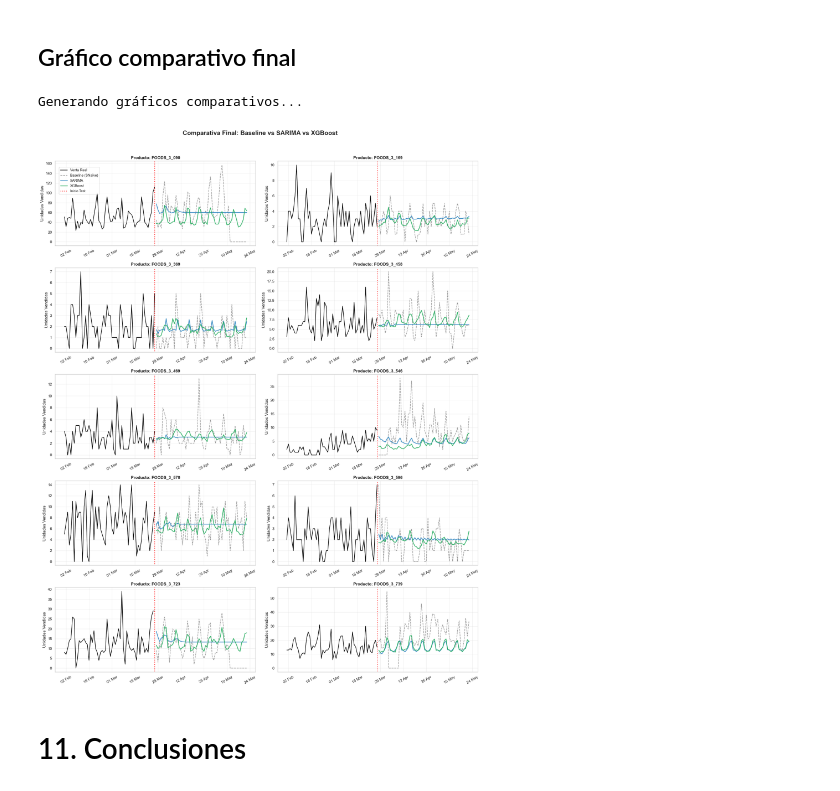
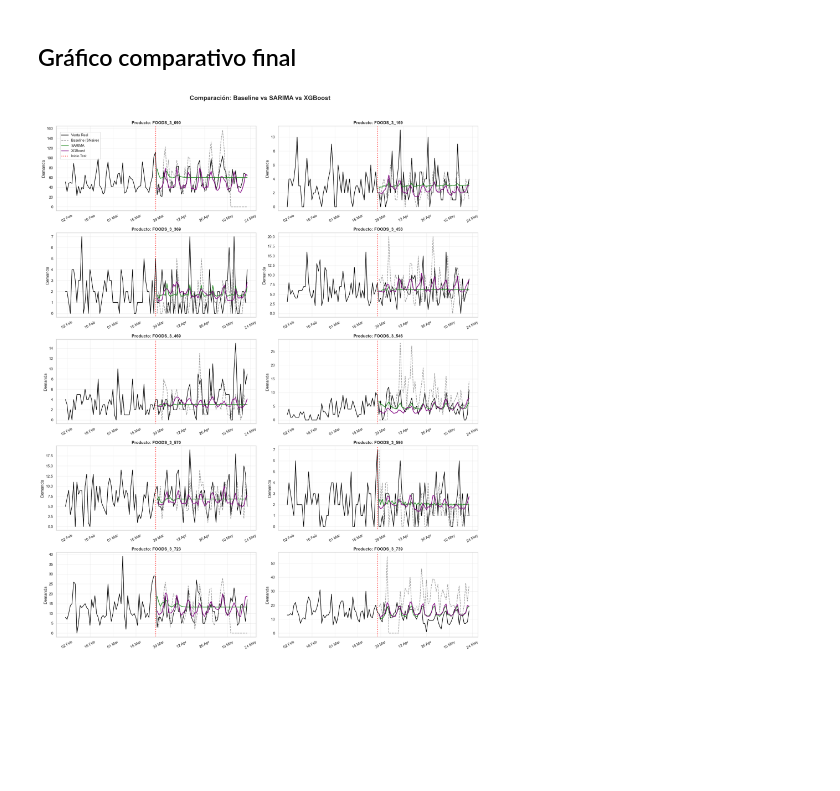
Before and after one commit to fx-soto/Master-Estadistica-Taller-Consultoria-Capstone1, a Jupyter notebook: notebooks/capstone_1.ipynb, the cells around one changed output. Saved outputs shown, nothing was run; the diff lists cells and outputs as text; code cells hidden in the pictures; blank space fills up the shorter version.

Commit message:
update notebook
Se actualiza el código, se quita basura, se edita un poco el gráfico final de comparación

```diff
--- a/notebooks/capstone_1.ipynb
+++ b/notebooks/capstone_1.ipynb
@@ -262,7 +201,7 @@ Global RMSE: 12.77 unidades
 resultados_finales = baseline_df[['item_id', 'dept_id', 'cat_id', 'store_id',
                                   'state_id', 'd', 'sales', 'date',
                                   'lookup_date', 'pred_snaive_anual',
-                                  'error', 'abs_error', 'sq_error']].copy()
+                                  'error', 'abs_error']].copy()
 # %% [markdown]
 # 8. Modelo 2: SARIMA
 # %%
@@ -514,7 +432,6 @@ Entrenando XGBoost Global con 55,339,350 filas...
 ## Predicción y métricas de XGBoost:
 # %%
 # Predicción sobre todo el test masivo
-print("Generando predicciones...")
 test_full['pred_xgb_global'] = xgb_model.predict(X_test_full)
 test_full['pred_xgb_global'] = test_full['pred_xgb_global'].clip(lower=0)
 
@@ -534,7 +451,5 @@ resultados_finales = pd.merge(
 # Errores de XGBoost
 resultados_finales['error_xgb'] = resultados_finales['sales'] - resultados_finales['pred_xgb_global']
 resultados_finales['abs_error_xgb'] = resultados_finales['error_xgb'].abs()
-resultados_finales['sq_error_xgb'] = resultados_finales['error_xgb'] ** 2
 
 global_mae_xgb = resultados_finales['abs_error_xgb'].mean()
-global_rmse_xgb = np.sqrt(resultados_finales['sq_error_xgb'].mean())
@@ -561,12 +474,6 @@ Modelo                   | MAE     | RMSE
 # %% [markdown]
 ## Funciones de métricas y tabla comparativa:
 # %%
-def calculate_smape(y_true, y_pred):
-    numerador = np.abs(y_true - y_pred)
-    denominador = (np.abs(y_true) + np.abs(y_pred)) / 2.0
-    smape_array = np.where(denominador == 0, 0, numerador / denominador)
-    return np.mean(smape_array) * 100
-
 # Tabla comparativa por producto
 resultados_comparativa = []
 for prod_id in resultados_finales['item_id'].unique():
@@ -579,12 +486,7 @@ for prod_id in resultados_finales['item_id'].unique():
         'item_id': prod_id,
         'MAE_Baseline': df_prod['abs_error'].mean(),
         'MAE_SARIMA': df_prod['abs_error_sarima'].mean(),
-        'MAE_XGB': df_prod['abs_error_xgb'].mean(),
-        'RMSE_Baseline': np.sqrt(df_prod['sq_error'].mean()),
-        'RMSE_SARIMA': np.sqrt(df_prod['sq_error_sarima'].mean()),
-        'RMSE_XGB': np.sqrt(df_prod['sq_error_xgb'].mean()),
-        'sMAPE_SARIMA': calculate_smape(y_true, y_sarima),
-        'sMAPE_XGB': calculate_smape(y_true, y_xgb),
+        'MAE_XGB': df_prod['abs_error_xgb'].mean()
     })
 
 df_comparativa = pd.DataFrame(resultados_comparativa).round(2)
@@ -618,55 +519,66 @@ Mejora XGBoost: MAE 46.01% | RMSE 48.90%
 # %% [markdown]
 ## Gráfico comparativo final
 # %%
-# Preparar datos de histórico + test
+import matplotlib.pyplot as plt
+import matplotlib.dates as mdates
+import numpy as np
+import pandas as pd
+
+# Obtenemos las últimas 8 semanas (56 días) del conjunto de Train
 start_plot_date = cutoff_date - pd.Timedelta(days=56)
 history_plot = train_df[train_df['date'] > start_plot_date][['item_id', 'date', 'sales']].copy()
+
+# En el periodo histórico no hay predicciones, así que rellenamos con vacios
 history_plot['pred_snaive_anual'] = np.nan
 history_plot['pred_sarima'] = np.nan
 history_plot['pred_xgb_global'] = np.nan
 
-test_plot = resultados_finales[['item_id', 'date', 'pred_snaive_anual',
-                                 'pred_sarima', 'pred_xgb_global']].copy()
+# Columnas relevantes de nuestro DataFrame de resultados (Test)
+test_plot = resultados_finales[['item_id', 'date', 'sales', 'pred_snaive_anual',
+                                'pred_sarima', 'pred_xgb_global']].copy()
 
+# Unimos ambos periodos para tener las 16 semanas continuas
 plot_df = pd.concat([history_plot, test_plot], ignore_index=True)
 plot_df = plot_df.sort_values(by=['item_id', 'date'])
 
+## Graficos
 fig, axes = plt.subplots(nrows=5, ncols=2, figsize=(18, 22))
 axes = axes.flatten()
 
-print("Generando gráficos comparativos...")
-for i, prod_id in enumerate(plot_df['item_id'].unique()):
+productos = plot_df['item_id'].unique()
+
+for i, prod_id in enumerate(productos):
     ax = axes[i]
+
+    # Filtramos los datos por producto
     df_prod = plot_df[plot_df['item_id'] == prod_id]
 
-    ax.plot(df_prod['date'], df_prod['sales'],
-            label='Venta Real', color='black', linewidth=1.5)
-    ax.plot(df_prod['date'], df_prod['pred_snaive_anual'],
-            label='Baseline (SNaïve)', color='gray', linestyle='--', alpha=0.8)
-    ax.plot(df_prod['date'], df_prod['pred_sarima'],
-            label='SARIMA', color='#2E86C1', linewidth=2, alpha=0.9)
-    ax.plot(df_prod['date'], df_prod['pred_xgb_global'],
-            label='XGBoost', color='#27AE60', linewidth=2, alpha=0.9)
+    # Línea de ventas reales (historico + test)
+    ax.plot(df_prod['date'], df_prod['sales'], label='Venta Real', color='black', linewidth=1.5)
 
-    ax.axvline(x=cutoff_date, color='red', linestyle=':',
-               alpha=0.8, linewidth=2, label='Inicio Test')
+    # Líneas de pronóstico
+    ax.plot(df_prod['date'], df_prod['pred_snaive_anual'], label='Baseline (SNaive)', color='gray', linestyle='--', alpha=0.8)
+    ax.plot(df_prod['date'], df_prod['pred_sarima'], label='SARIMA', color='forestgreen', linewidth=2, alpha=0.9) # Azul
+    ax.plot(df_prod['date'], df_prod['pred_xgb_global'], label='XGBoost', color='purple', linewidth=2, alpha=0.9) # Verde
+
+    # Línea vertical para dividir claramente Train y Test
+    ax.axvline(x=cutoff_date, color='red', linestyle=':', alpha=0.8, linewidth=2, label='Inicio Test')
 
     ax.set_title(f'Producto: {prod_id}', fontsize=12, weight='bold')
-    ax.set_ylabel('Unidades Vendidas')
+    ax.set_ylabel('Demanda')
     ax.grid(True, alpha=0.3)
+
+    # Ajustamos las fechas del eje x para fácil lectura
     ax.xaxis.set_major_locator(mdates.WeekdayLocator(interval=2))
     ax.xaxis.set_major_formatter(mdates.DateFormatter('%d %b'))
     ax.tick_params(axis='x', rotation=30)
 
+    # Mostrar la leyenda solo en el primer gráfico para mantenerlo limpio
     if i == 0:
         ax.legend(loc='upper left', fontsize=10, bbox_to_anchor=(0.01, 0.95))
 
-plt.suptitle('Comparativa Final: Baseline vs SARIMA vs XGBoost',
-             y=1.02, fontsize=18, weight='bold')
+plt.suptitle('Comparación: Baseline vs SARIMA vs XGBoost', y=1.02, fontsize=18, weight='bold')
 plt.tight_layout()
 plt.show()
 # %% [output]
-Generando gráficos comparativos...
-[figure, old version]
+[figure, new version]
-# %% [markdown]
-# 11. Conclusiones
```
Also changed, not shown: parts of 22 cells of this notebook.
